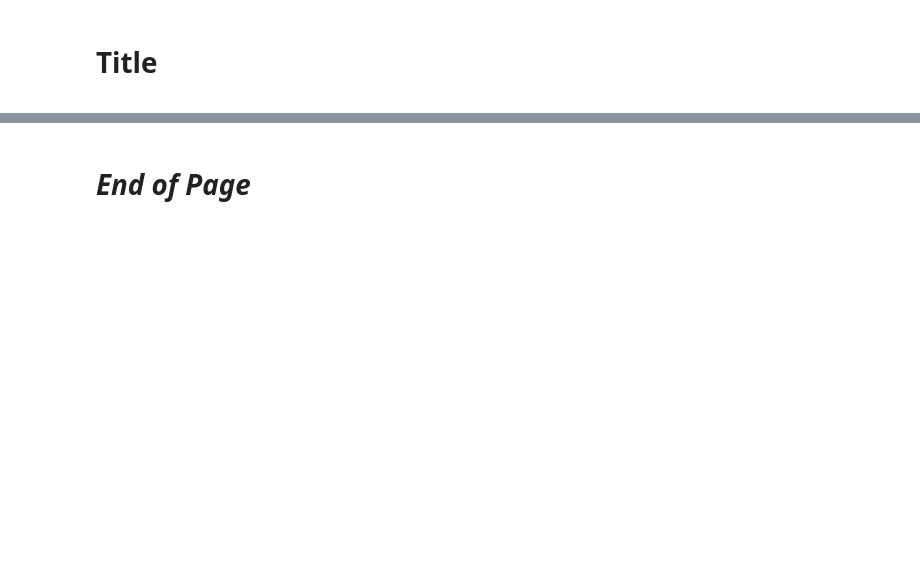
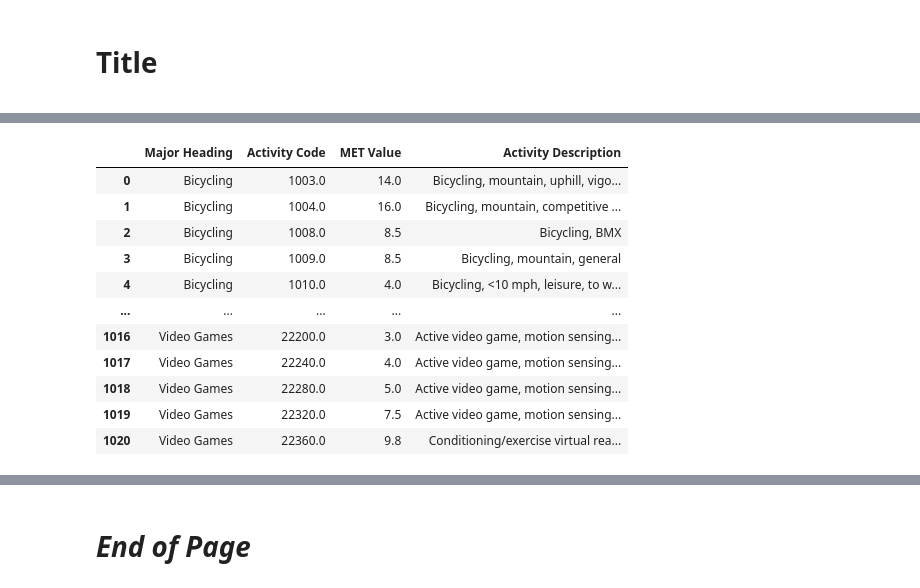
Before and after one commit to silvhua/custom_python, a Jupyter notebook: notebooks/2024-03-12 parse Physical Activity Comppendium PDF.ipynb, the cells around one changed output, grey strips where cells are left out. Drawn from its saved outputs; the diff is of its cells as text; code cells hidden in the pictures; blank space fills up the shorter version.

```diff
--- a/notebooks/2024-03-12 parse Physical Activity Comppendium PDF.ipynb
+++ b/notebooks/2024-03-12 parse Physical Activity Comppendium PDF.ipynb
@@ -142,0 +224,78 @@ An error occurred on line 26 in C:\Users\silvh\AppData\Local\Temp\ipykernel_6156
+# %%
+from tabula import read_pdf
+import json
+import re
+import warnings
+def parse_pdf_tolist(
+    pdf_filenames,
+    filepath=r'C:\Users\silvh\OneDrive\Ginkgo\references',
+    pages='all',
+    # last_id_column='Major Heading', value_to_ignore=None,
+    # blank_columns=None,
+    ):
+    """
+    Create dataframe from a PDF file using
+    """
+    print(f'Extracting the following files:')
+    if type(pdf_filenames) != list:
+        pdf_filenames = [pdf_filenames]
+    dfs_list = []
+    reference_dict = dict()
+    corrected_pages = dict()
+    for index, file in enumerate(pdf_filenames):
+        print(file)
+        filepath = f'{filepath}/'.replace('\\','/') if filepath else ''
+        path_and_file = filepath+file
+        try:
+            df_list = read_pdf(path_and_file, pages=pages)
+            dfs_list.append(df_list)
+        except Exception as error:
+            exc_type, exc_obj, tb = sys.exc_info()
+            f = tb.tb_frame
+            lineno = tb.tb_lineno
+            filename = f.f_code.co_filename
+            message = f'An error occurred on line {lineno} in {filename}: {error}.'
+            print(message)
+    return dfs_list
+
+
+def concat_parsed_pdfs(dfs_list):
+    # Unpack the lists into a single unnested list
+    if type(dfs_list[0]) != list:
+        dfs_list = [dfs_list]
+    unpacked_dfs_list = [item for sublist in dfs_list for item in sublist]
+    print(f'Concatenating {len(unpacked_dfs_list)} dataframes...')
+    page1_columns = unpacked_dfs_list[0].columns
+    dfs_list = [unpacked_dfs_list[0]]
+    n_rows = len(unpacked_dfs_list[0])
+    for index, df in enumerate(unpacked_dfs_list):
+        print(f'\tDataframe {index+1} (shape: {df.shape})...')
+        df_columns = df.columns
+        if page1_columns.equals(df_columns):
+            pass
+        elif len(page1_columns) == len(df_columns):
+            # If columns do not match, assume that the pages do not have headers and turn the dataframe into a row
+            row_1_dict = {}
+            for column, value in zip(page1_columns, df_columns):
+                row_1_dict[column] = value
+            df.columns = page1_columns
+            dfs_list.append(pd.DataFrame(row_1_dict, index=[0]))
+            n_rows += 1
+        dfs_list.append(df)
+        n_rows += len(df)
+    print(f'Total number of rows: {n_rows}')
+    result_df = pd.concat(dfs_list, ignore_index=True)
+    print(f'\tFinal dataframe shape: {result_df.shape}')
+    return result_df
+
+# pdf_filenames = ['1_2024-adult-compendium_1_2024.pdf']
+
+# dfs_list = parse_pdf_tolist(
+#     pdf_filenames,
+#     filepath=r'C:\Users\silvh\OneDrive\Ginkgo\references',
+#     pages='all')
+# dfs_list
+
+df = concat_parsed_pdfs(dfs_list)
+df
+# %% [output]
@@ -142,0 +319,12 @@ An error occurred on line 26 in C:\Users\silvh\AppData\Local\Temp\ipykernel_6156
+|  | Major Heading | Activity Code | MET Value | Activity Description |
+| 0 | Bicycling | 1003.0 | 14.0 | Bicycling, mountain, uphill, vigo... |
+| 1 | Bicycling | 1004.0 | 16.0 | Bicycling, mountain, competitive ... |
+| 2 | Bicycling | 1008.0 | 8.5 | Bicycling, BMX |
+| 3 | Bicycling | 1009.0 | 8.5 | Bicycling, mountain, general |
+| 4 | Bicycling | 1010.0 | 4.0 | Bicycling, <10 mph, leisure, to w... |
+| ... | ... | ... | ... | ... |
+| 1016 | Video Games | 22200.0 | 3.0 | Active video game, motion sensing... |
+| 1017 | Video Games | 22240.0 | 4.0 | Active video game, motion sensing... |
+| 1018 | Video Games | 22280.0 | 5.0 | Active video game, motion sensing... |
+| 1019 | Video Games | 22320.0 | 7.5 | Active video game, motion sensing... |
+| 1020 | Video Games | 22360.0 | 9.8 | Conditioning/exercise virtual rea... |
```
Also changed, not shown: parts of 13 cells of this notebook.
